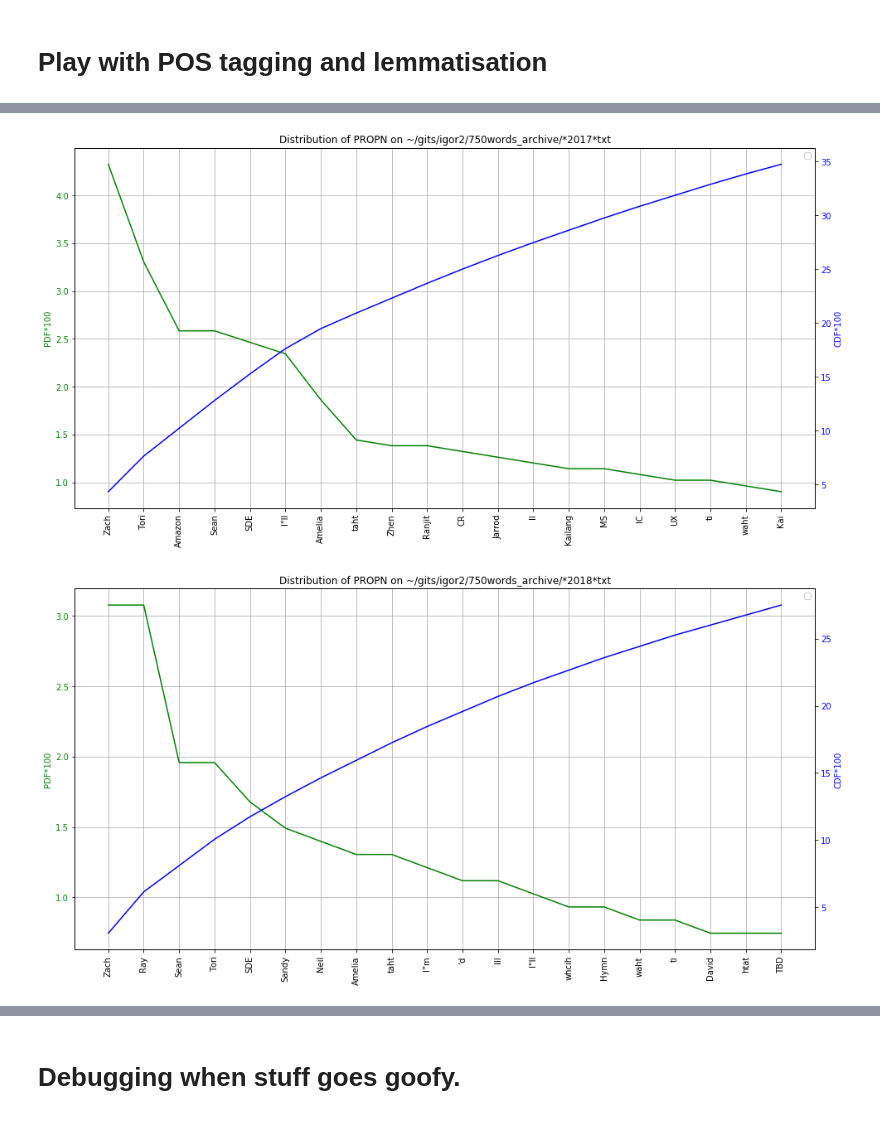
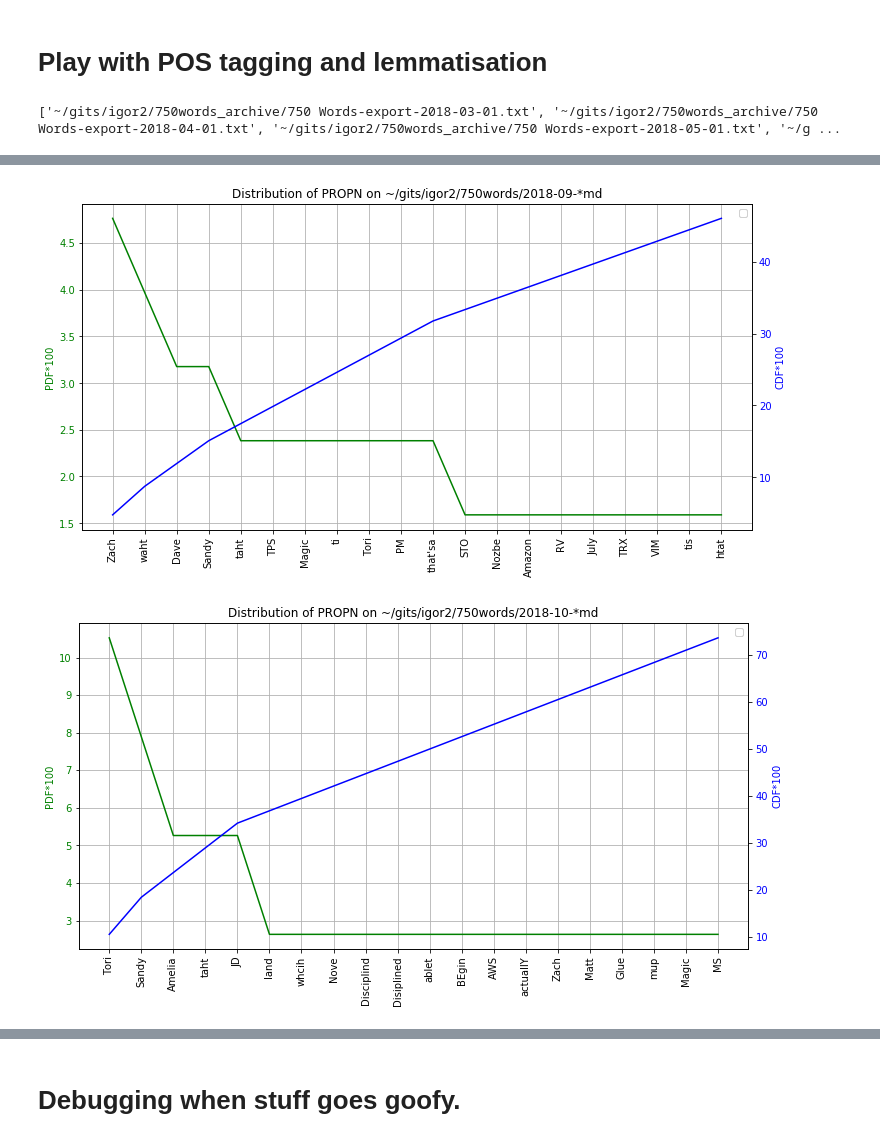
Before and after one commit to idvorkin/jupyter, a Jupyter notebook: PlayNLP.ipynb, the cells around one changed output, grey strips where cells are left out. Saved outputs shown, nothing was run; the diff lists cells and outputs as text; code cells hidden in the pictures.

Commit message:
Adding more corpus

```diff
--- a/PlayNLP.ipynb
+++ b/PlayNLP.ipynb
@@ -249,6 +249,10 @@ def GetInterestingForCorpusPath(corpus_path: str, pos: str = "NOUN VERB ADJ ADV"
     return GetInterestingWords(pos, doc, corpus)
 # %%
 corpus_paths_months_2019 = [
+    "~/gits/igor2/750words/2018-09-*md",
+    "~/gits/igor2/750words/2018-10-*md",
+    "~/gits/igor2/750words/2018-11-*md",
+    "~/gits/igor2/750words/2018-12-*md",
     "~/gits/igor2/750words/2019-01-*md",
     "~/gits/igor2/750words/2019-02-*md",
     "~/gits/igor2/750words/2019-03-*md",
@@ -256,6 +260,17 @@ corpus_paths_months_2019 = [
     "~/gits/igor2/750words/2019-05*md",
     "~/gits/igor2/750words/2019-06-*md",
 ]
+
+#Words-export-2018-03-01.txt
+# 750 Words-export-2019-06-01.txt
+# I didn't really write in 2018 Jan/Feb
+corpus_paths_months_2018 =  [f"~/gits/igor2/750words_archive/750 Words-export-2018-0{i}-01.txt" for i in range(3,8)] +  [
+    "~/gits/igor2/750words/2018-09-*md",
+    "~/gits/igor2/750words/2018-10-*md",
+    "~/gits/igor2/750words/2018-11-*md",
+    "~/gits/igor2/750words/2018-12-*md",
+    ]
+print (corpus_paths_months_2018)
 
 corpus_paths_years = [
     "~/gits/igor2/750words_archive/*2012*txt",
@@ -269,8 +284,9 @@ corpus_paths_years = [
     "~/gits/igor2/750words/2019-*md",
 ]
 
-corpus_paths = corpus_paths_months_2019
 corpus_paths = corpus_paths_years
+corpus_paths = corpus_paths_months_2018
 for c in corpus_paths:
     GraphScratchForCorpus(c, pos="PROPN")
 # %% [output]
+['~/gits/igor2/750words_archive/750 Words-export-2018-03-01.txt', '~/gits/igor2/750words_archive/750 Words-export-2018-04-01.txt', '~/gits/igor2/750words_archive/750 Words-export-2018-05-01.txt', '~/g ...
@@ -282,2 +298,2 @@ for c in corpus_paths:
-[figure, old version]
+[figure, new version]
-[figure, old version]
+[figure, new version]
```
Also changed, not shown: parts of 3 cells of this notebook, 1 other file.
